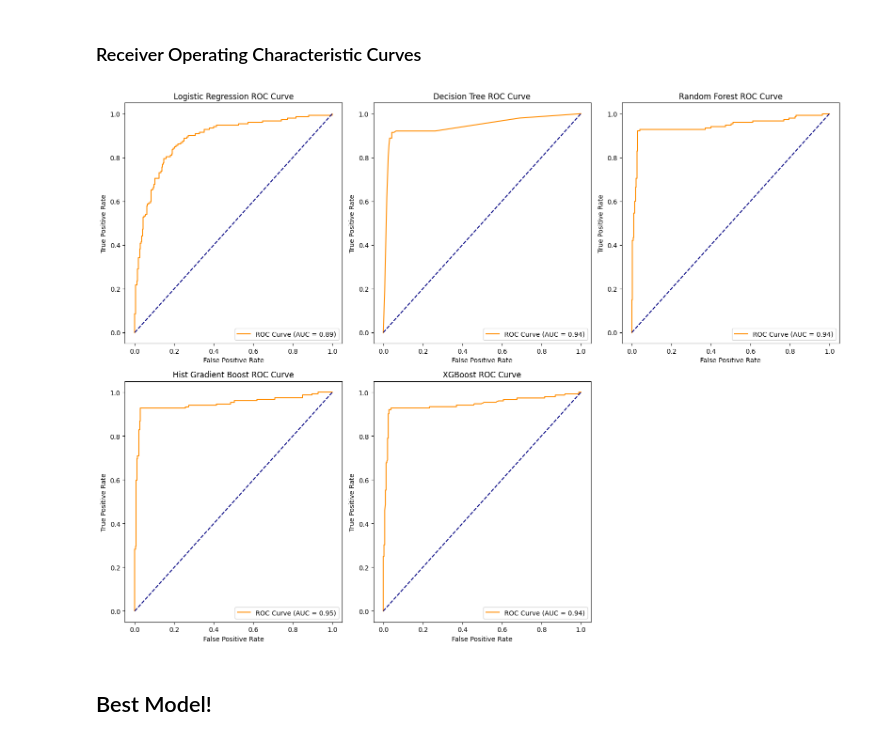
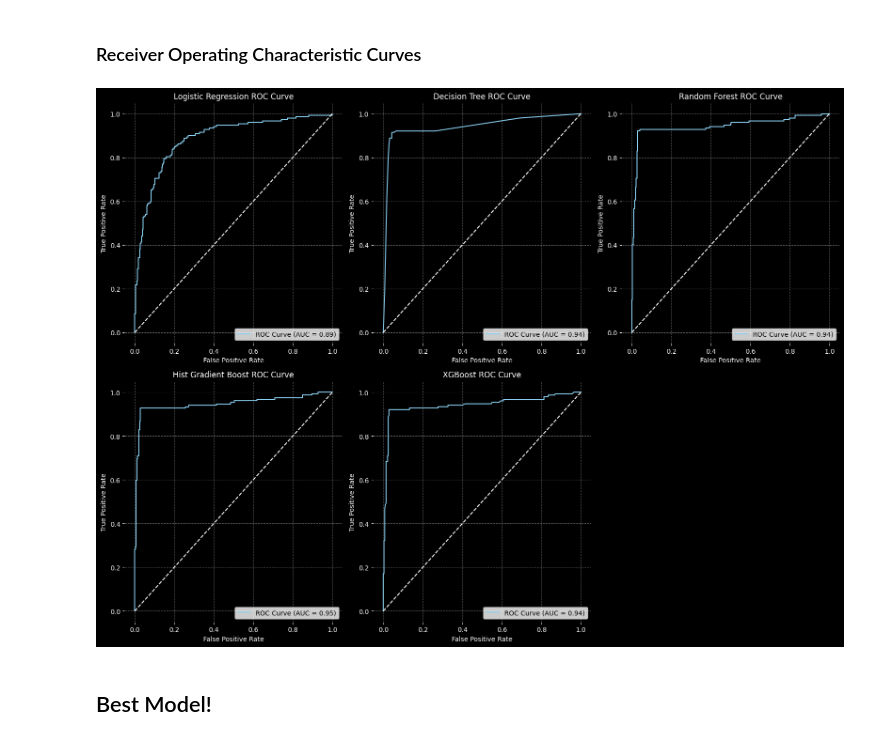
Before and after one commit to Spakshots/NeuroCurve, a Jupyter notebook: NeuroPy/visualization.ipynb, the cells around one changed output. Drawn from its saved outputs; the diff is of its cells as text; code cells hidden in the pictures.

Commit message:
pretty visualization graphs

```diff
--- a/NeuroPy/visualization.ipynb
+++ b/NeuroPy/visualization.ipynb
@@ -324,9 +323,18 @@ for model_name, metrics in results.items():
     cm = confusion_matrix(y_test, y_pred)
     disp = ConfusionMatrixDisplay(cm, display_labels=["True", "False"])
     disp.plot(ax=axes[row][col], colorbar=False, cmap="Blues")
-    axes[row][col].set_title(f"{title} Confusion Matrix")
-    axes[row][col].set_ylabel("Alzheimers Diagnosis")
-    axes[row][col].set_xlabel("Predicted Diagnosis")
+    axes[row][col].set_title(f"{title} Confusion Matrix", color='white')
+    axes[row][col].set_ylabel("Alzheimers Diagnosis", color='white')
+    axes[row][col].set_xlabel("Predicted Diagnosis", color='white')
+
+    axes[row][col].set_facecolor('black')
+    axes[row][col].figure.patch.set_facecolor(color='black')
+
+    axes[row][col].tick_params(axis='x', colors='white')
+    axes[row][col].tick_params(axis='y', colors='white')
+
+
+
 fig.delaxes(axes[1][2])
 plt.tight_layout()
 plt.show()
@@ -379,22 +387,31 @@ weighted avg       0.95      0.95      0.95       430
 # %%
 fig, axes = plt.subplots(2, 3, figsize=(16, 12))
 for model_name, metrics in results.items():
     row, col, title = metrics['plot_pos']
     y_prob = metrics['y_prob_class1']
     fpr, tpr, _ = roc_curve(y_test, y_prob)
     roc_auc = roc_auc_score(y_test, y_prob)
-    axes[row][col].plot(fpr, tpr, label=f'ROC Curve (AUC = {roc_auc:.2f})', color='darkorange')
-    axes[row][col].plot([0, 1], [0, 1], color='navy', linestyle='--')
-    axes[row][col].set_xlabel('False Positive Rate')
-    axes[row][col].set_ylabel('True Positive Rate')
-    axes[row][col].set_title(f'{title} ROC Curve')
+    axes[row][col].plot(fpr, tpr, label=f'ROC Curve (AUC = {roc_auc:.2f})', color='#89CFF0')
+    axes[row][col].plot([0, 1], [0, 1], color='white', linestyle='--')
+    axes[row][col].set_xlabel('False Positive Rate', color='white')
+    axes[row][col].set_ylabel('True Positive Rate', color='white')
+    axes[row][col].set_title(f'{title} ROC Curve', color='white')
     axes[row][col].legend(loc="lower right")
+
+    axes[row][col].grid(True, linestyle='--', alpha=0.8, color='grey')
+
+    axes[row][col].set_facecolor('black')
+    axes[row][col].figure.patch.set_facecolor(color='black')
+
+    axes[row][col].tick_params(axis='x', colors='white')
+    axes[row][col].tick_params(axis='y', colors='white')
+
 fig.delaxes(axes[1][2])
 
 plt.tight_layout()
 plt.show()
 # %% [output]
-[figure, old version]
+[figure, new version]
 # %% [markdown]
 ## Best Model!
 # %%
```
Also changed, not shown: parts of 7 cells of this notebook.
